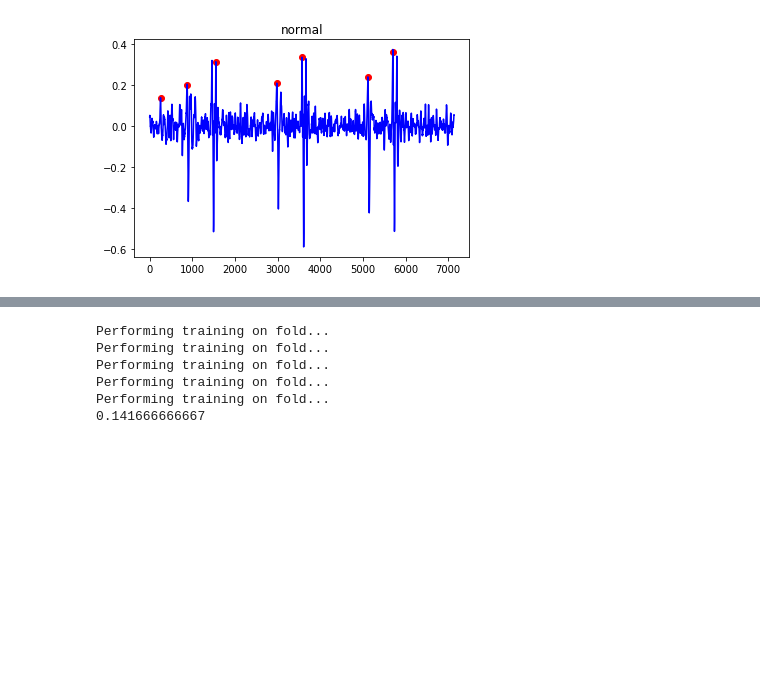
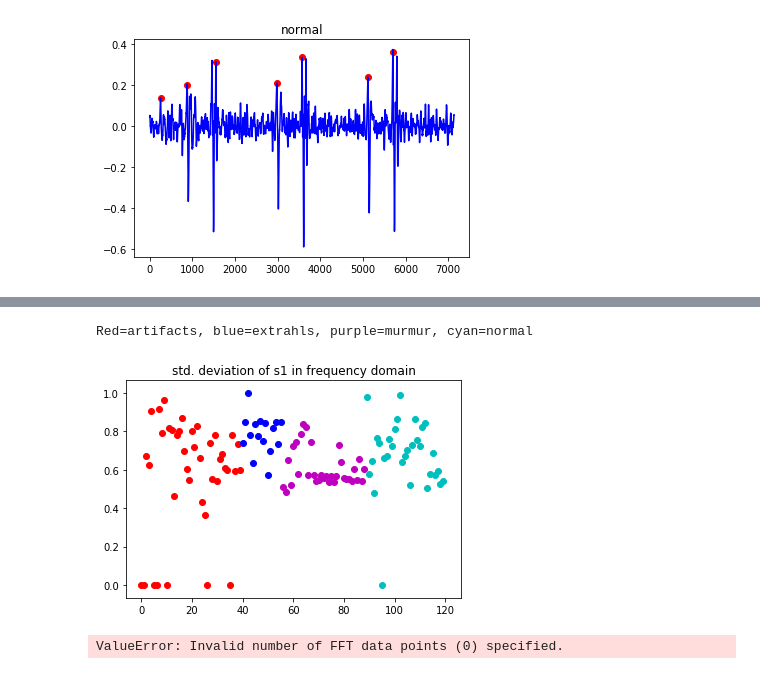
Before and after one commit to lindawangg/Classifying-Heartbeats, a Jupyter notebook: classifying_heartbeats.ipynb, the cells around one changed output, grey strips where cells are left out. Cells and saved outputs as stored; diff of their text form; code cells hidden in the pictures; blank space fills up the shorter version.

```diff
--- a/classifying_heartbeats.ipynb
+++ b/classifying_heartbeats.ipynb
@@ -432,21 +427,0 @@ y_trainA = le.fit_transform(y_trainA) # 0 - artifact, 1 - extrahls, 2 - murmur,
-# %%
-from sklearn import svm
-from sklearn.model_selection import KFold
-
-# split into train/test
-# TO-DO: this is just my lazy way of splitting into train test, will do it properly with randomless later
-kf = KFold(n_splits=5)
-results = []
-for tr, ts in kf.split(features):
-    print("Performing training on fold...")
-    clf = svm.SVC(C=70,probability=True, kernel='rbf')
-    #clf.fit(x_trainA[tr], y_trainA[tr])
-    results.append(clf.fit(features[tr], y_trainA[tr]).score(features[ts],y_trainA[ts]))
-print(np.average(results))
-# %% [output]
-Performing training on fold...
-Performing training on fold...
-Performing training on fold...
-Performing training on fold...
-Performing training on fold...
-0.141666666667
@@ -452,0 +439,35 @@ Performing training on fold...
+# %%
+#function for finding interval in frequency domain
+def freqInterval(data,lower,l_index,upper,u_index):
+    freq = []
+    for i in range(len(data)):
+        if np.isnan(s1s2_peaks[i][0]):
+            freq.append(0)
+            continue
+        temp = data[i][lower[i][l_index]:upper[i][u_index]]
+        temp = np.fft.fft(temp)
+        temp = np.abs(temp)/max(np.abs(temp))
+        freq.append([(temp[0:round(len(temp)/2)])])
+    return freq
+
+def stdFreq(data):
+    std = []
+    for k in range(len(x_freq)):
+        if x_freq[k] == 0:
+            std.append([0])
+        else:
+            std.append([np.std(x_freq[k])])
+    std = np.array(std)
+    return std/max(std)
+
+x_freq = freqInterval(x_trainA,s1_bounds,0,s1_bounds,1)
+title("std. deviation of s1 in frequency domain")
+featurePlot(stdFreq(x_freq))
+
+# x_freq2 = freqInterval(x_trainA,s2_bounds,0,s2_bounds,1)
+# title("std. deviation of s2 in frequency domain")
+# featurePlot(stdFreq(x_freq2))
+# %% [output]
+Red=artifacts, blue=extrahls, purple=murmur, cyan=normal
+[figure, added]
+ValueError: Invalid number of FFT data points (0) specified.
```
Also changed, not shown: parts of 9 cells of this notebook.
